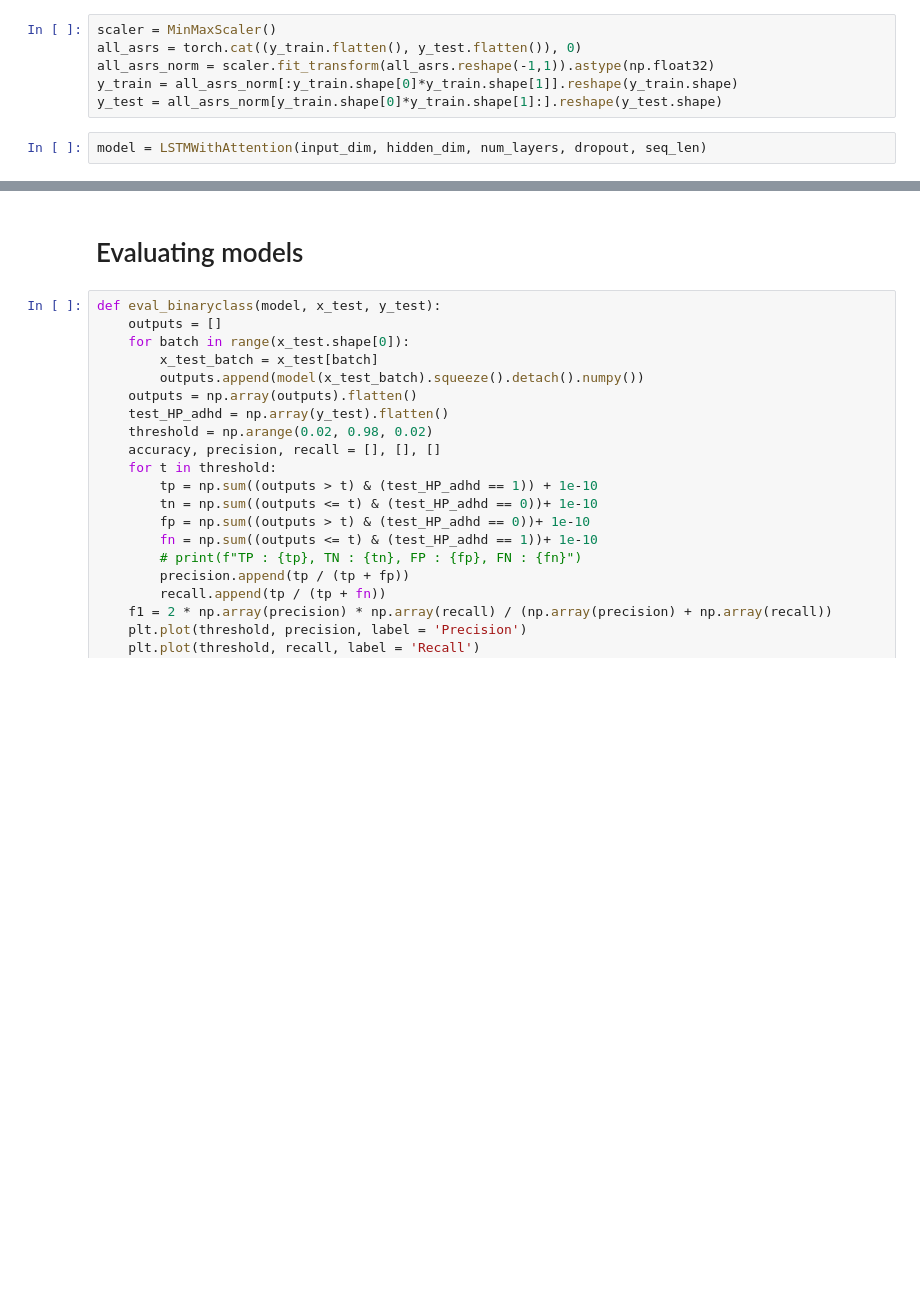
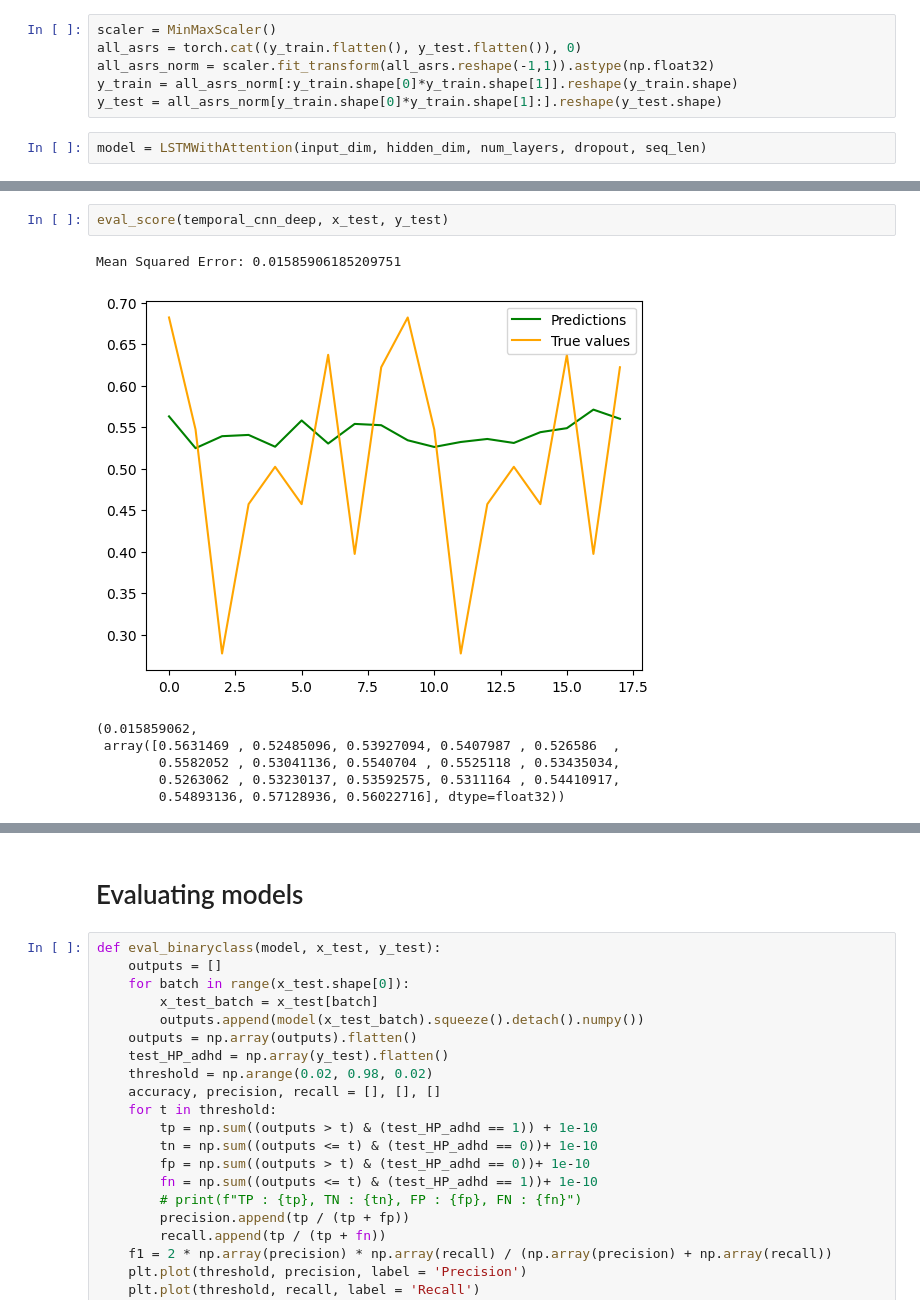
Before and after one commit to TomFiz/neuroforest, a Jupyter notebook: neuroforest-master/notebooks/analyze_trajectories.ipynb, the cells around one changed output, grey strips where cells are left out. Cells and saved outputs as stored; diff of their text form; blank space fills up the shorter version.

```diff
--- a/neuroforest-master/notebooks/analyze_trajectories.ipynb
+++ b/neuroforest-master/notebooks/analyze_trajectories.ipynb
@@ -339,0 +426,10 @@ train(temporal_cnn, x_train, y_train, x_test, y_test, num_epochs=20, learning_ra
+# %%
+eval_score(temporal_cnn_deep, x_test, y_test)
+# %% [output]
+Mean Squared Error: 0.01585906185209751
+[figure, added]
+(0.015859062,
+ array([0.5631469 , 0.52485096, 0.53927094, 0.5407987 , 0.526586  ,
+        0.5582052 , 0.53041136, 0.5540704 , 0.5525118 , 0.53435034,
+        0.5263062 , 0.53230137, 0.53592575, 0.5311164 , 0.54410917,
+        0.54893136, 0.57128936, 0.56022716], dtype=float32))
```
Also changed, not shown: parts of 23 cells of this notebook, 1 other file.
